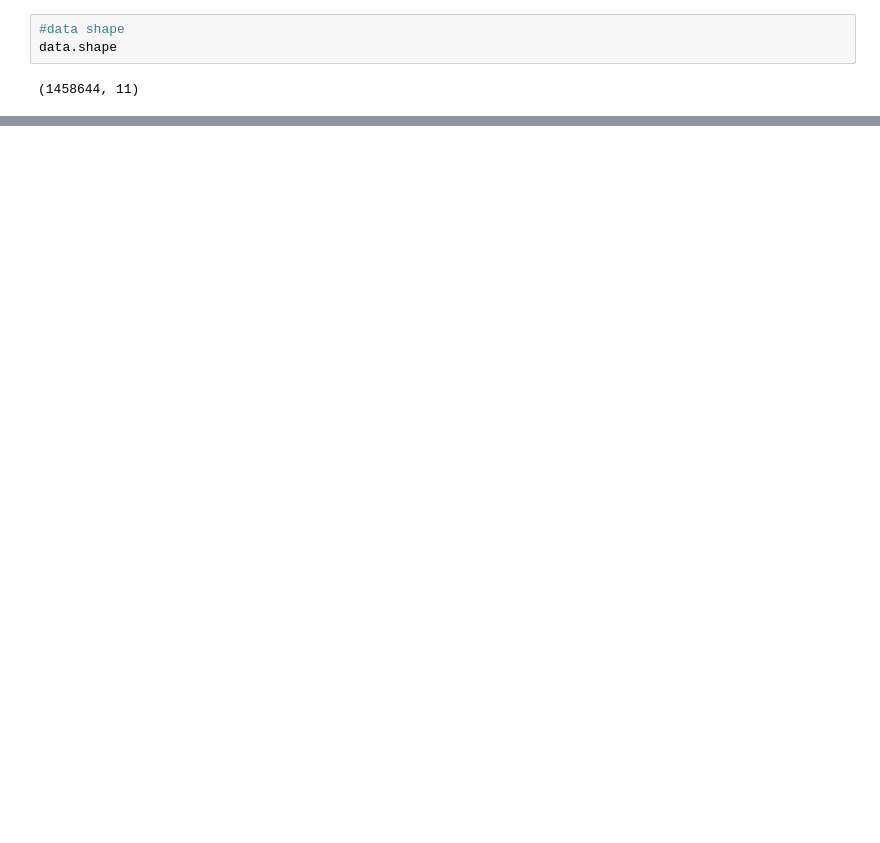
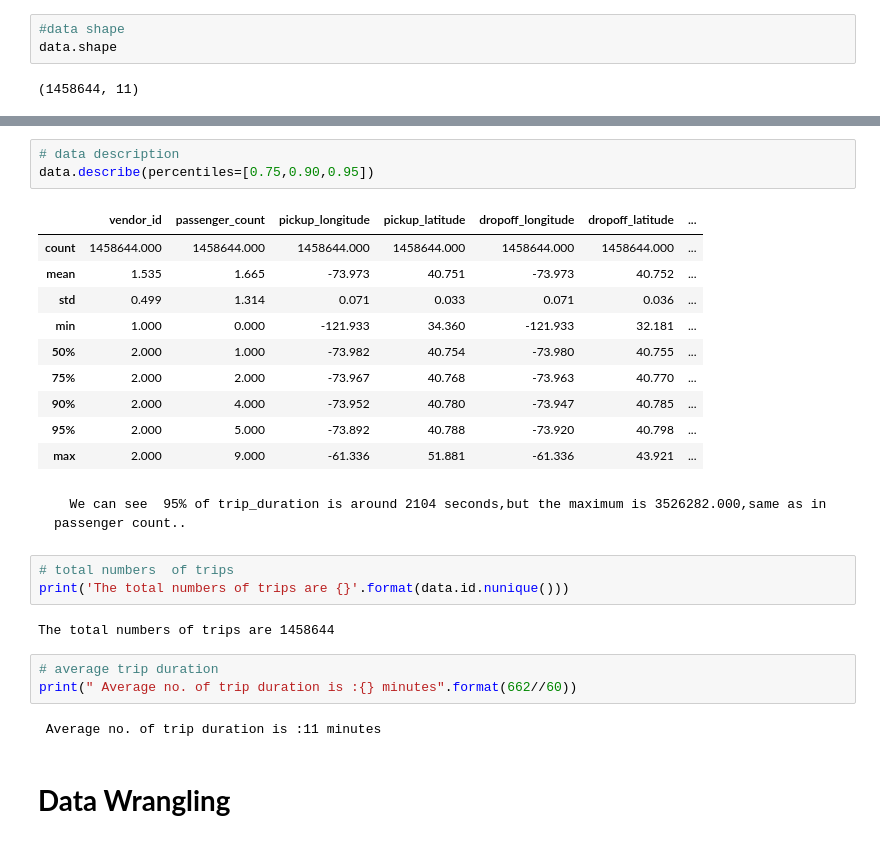
Before and after one commit to ajayn3300/NYC-_Taxi_Trip_Time-Prediction---Regression, a Jupyter notebook: NYC_Taxi_Trip_Time_Prediction_Capstone_Project.ipynb, the cells around one changed output, grey strips where cells are left out. Saved outputs shown, nothing was run; the diff lists cells and outputs as text; blank space fills up the shorter version.

```diff
--- a/NYC_Taxi_Trip_Time_Prediction_Capstone_Project.ipynb
+++ b/NYC_Taxi_Trip_Time_Prediction_Capstone_Project.ipynb
@@ -56,0 +81,28 @@ data.shape
+# %%
+# data description
+data.describe(percentiles=[0.75,0.90,0.95])
+# %% [output]
+|  | vendor_id | passenger_count | pickup_longitude | pickup_latitude | dropoff_longitude | dropoff_latitude | ... |
+| count | 1458644.000 | 1458644.000 | 1458644.000 | 1458644.000 | 1458644.000 | 1458644.000 | ... |
+| mean | 1.535 | 1.665 | -73.973 | 40.751 | -73.973 | 40.752 | ... |
+| std | 0.499 | 1.314 | 0.071 | 0.033 | 0.071 | 0.036 | ... |
+| min | 1.000 | 0.000 | -121.933 | 34.360 | -121.933 | 32.181 | ... |
+| 50% | 2.000 | 1.000 | -73.982 | 40.754 | -73.980 | 40.755 | ... |
+| 75% | 2.000 | 2.000 | -73.967 | 40.768 | -73.963 | 40.770 | ... |
+| 90% | 2.000 | 4.000 | -73.952 | 40.780 | -73.947 | 40.785 | ... |
+| 95% | 2.000 | 5.000 | -73.892 | 40.788 | -73.920 | 40.798 | ... |
+| max | 2.000 | 9.000 | -61.336 | 51.881 | -61.336 | 43.921 | ... |
+# %% [markdown]
+      We can see  95% of trip_duration is around 2104 seconds,but the maximum is 3526282.000,same as in passenger count..
+# %%
+# total numbers  of trips
+print('The total numbers of trips are {}'.format(data.id.nunique()))
+# %% [output]
+The total numbers of trips are 1458644
+# %%
+# average trip duration
+print(" Average no. of trip duration is :{} minutes".format(662//60))
+# %% [output]
+ Average no. of trip duration is :11 minutes
+# %% [markdown]
+# **Data Wrangling**
```
Also changed, not shown: parts of 11 cells of this notebook.
